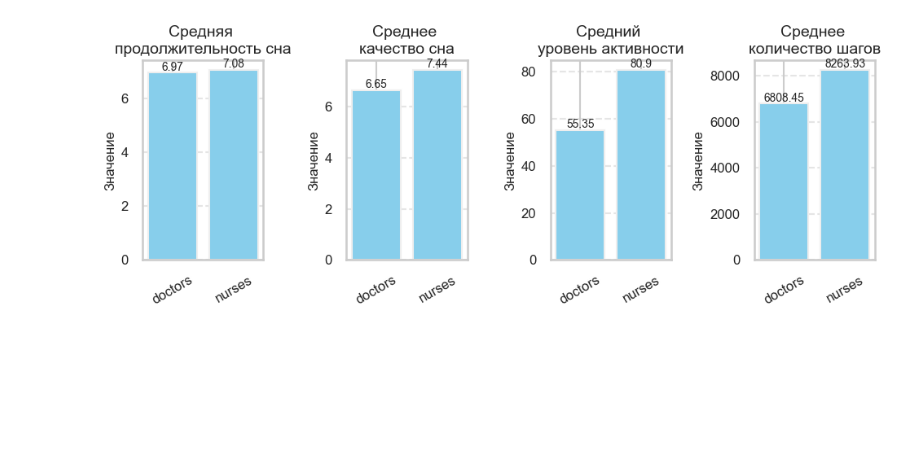
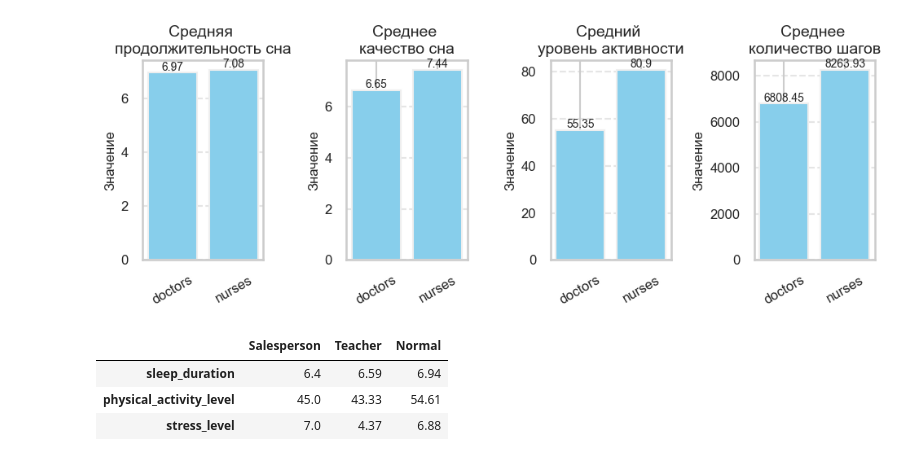
Before and after one commit to AntonLihtar/python_starter, a Jupyter notebook: padas_data2/main.ipynb, the cells around one changed output. Cells and saved outputs as stored; diff of their text form; code cells hidden in the pictures; blank space fills up the shorter version.

```diff
--- a/padas_data2/main.ipynb
+++ b/padas_data2/main.ipynb
@@ -442,2 +470,34 @@ plt.show()
 # %% [output]
 [figure]
+# %%
+#11 почему у 90% продавцов и 67.5 учителей бессонница
+
+# отфильтровать работников с бессонницей
+# отфильтровать докторов без проблем сна
+# сравнить средние показатели physical_activity_level stress_level sleep_duration
+
+columns = ['sleep_duration', 'physical_activity_level', 'stress_level']
+
+ins_sal = (sleeping_patterns['occupation'] == 'Salesperson') & (sleeping_patterns['sleep_disorder'] == 'Insomnia')
+sal_res = sleeping_patterns.loc[ins_sal, columns].mean().round(2)
+
+ins_teacher = (sleeping_patterns['occupation'] == 'Teacher') & (sleeping_patterns['sleep_disorder'] == 'Insomnia')
+teacher_res = sleeping_patterns.loc[ins_teacher, columns].mean().round(2)
+
+doctor_masc = (sleeping_patterns['occupation'] == 'Doctor') & (sleeping_patterns['sleep_disorder'] == 'normal')
+doctor_res = sleeping_patterns.loc[doctor_masc, columns].mean().round(2)
+# print(sal_res)
+# print(teacher_res)
+# print(doctor_res)
+df = pd.DataFrame({
+    'Salesperson': sal_res,
+    'Teacher': teacher_res,
+    'Normal': doctor_res,
+})
+
+df
+# %% [output]
+|  | Salesperson | Teacher | Normal |
+| sleep_duration | 6.4 | 6.59 | 6.94 |
+| physical_activity_level | 45.0 | 43.33 | 54.61 |
+| stress_level | 7.0 | 4.37 | 6.88 |
```
Also changed, not shown: parts of 13 cells of this notebook.
